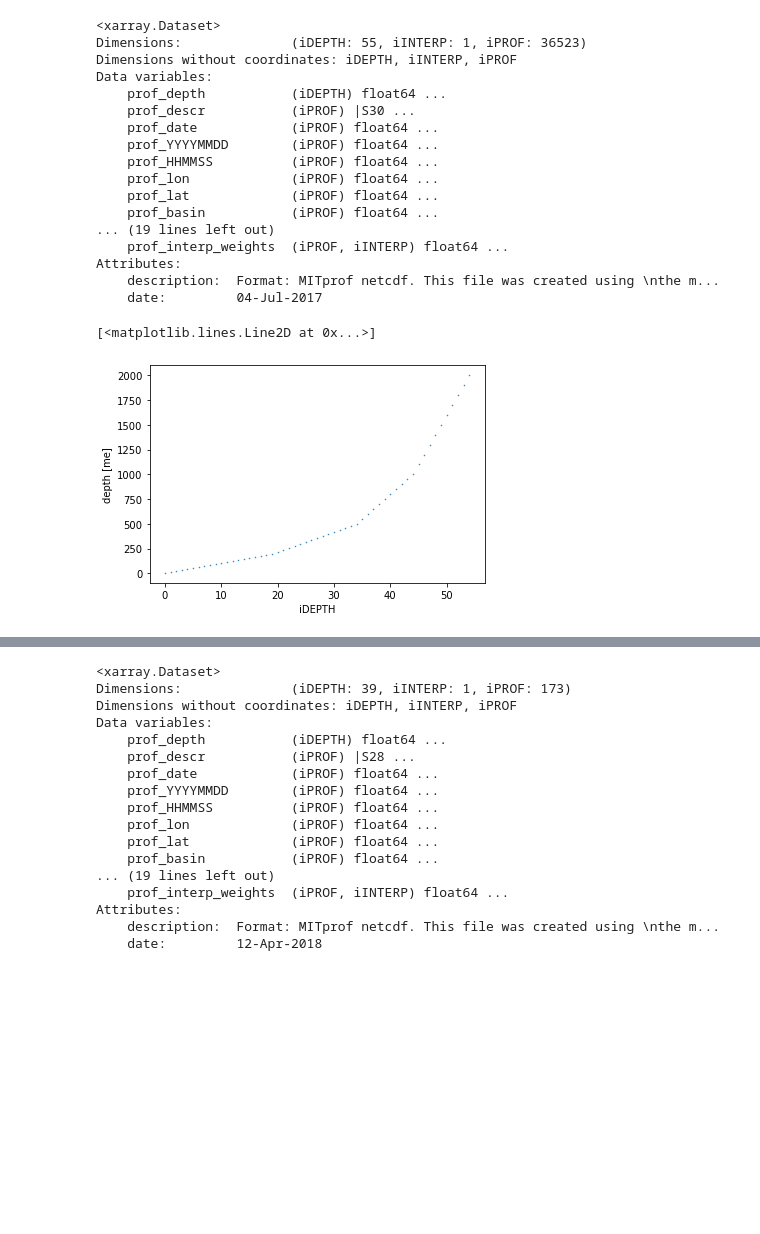
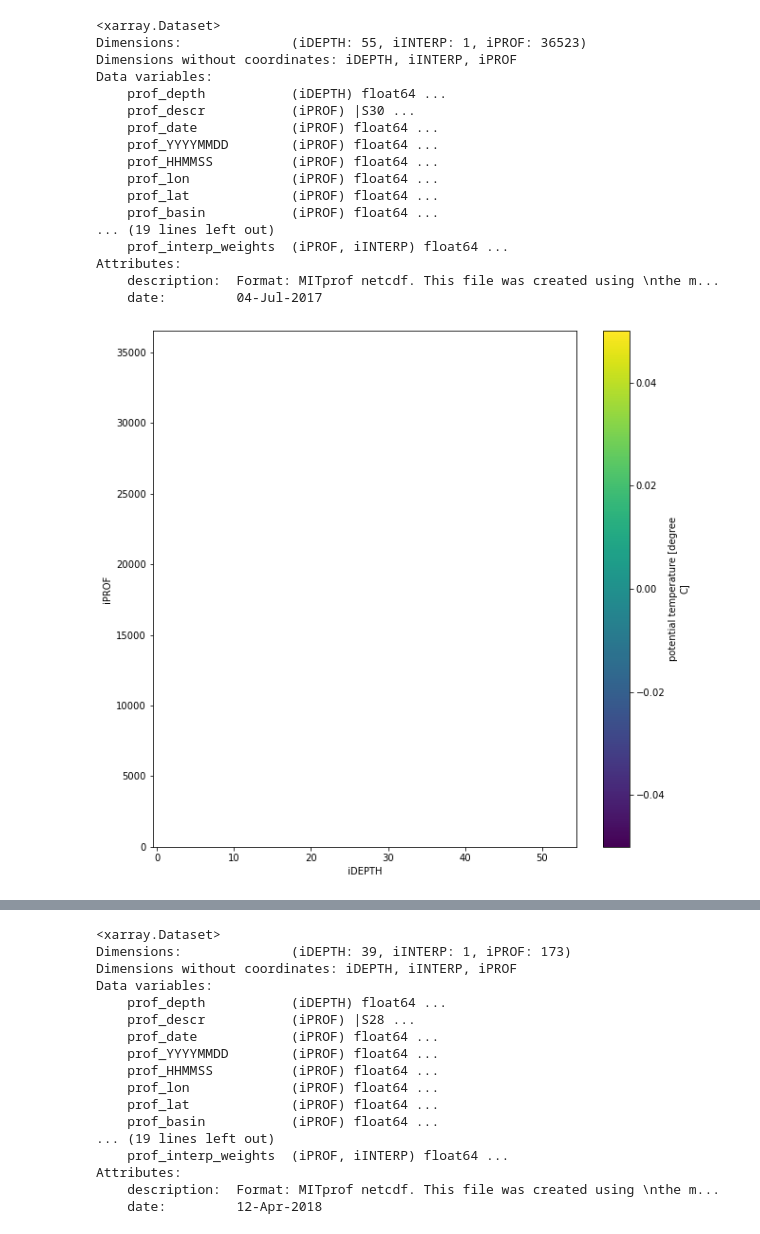
Before and after one commit to IvanaEscobar/sandbox, a Jupyter notebook: sandbox/ooi-pioneer/notebooks/MITgcm_profilespkg_TUTORIAL.ipynb, the cells around one changed output, grey strips where cells are left out. Saved outputs shown, nothing was run; the diff lists cells and outputs as text; code cells hidden in the pictures; blank space fills up the shorter version.

```diff
--- a/sandbox/ooi-pioneer/notebooks/MITgcm_profilespkg_TUTORIAL.ipynb
+++ b/sandbox/ooi-pioneer/notebooks/MITgcm_profilespkg_TUTORIAL.ipynb
@@ -35,8 +35,15 @@ Data variables:
 Attributes:
     description:  Format: MITprof netcdf. This file was created using \nthe m...
     date:         04-Jul-2017
-# %%
-ds.prof_depth.plot(marker='o', linewidth=0., markersize=0.5)
-# %% [output]
-[<matplotlib.lines.Line2D at 0x...>]
-[figure, removed]
+# %%
+(unique, counts) = np.unique(ds.prof_date, return_counts=True)
+
+unique[np.where(counts == max(counts))[0]]
+
+ds2 = ds.where( ds.prof_date == 735268.43333333 )
+# %%
+plt.figure(figsize=(10,10))
+ds2.prof_T.drop
+plt.show()
+# %% [output]
+[figure, added]
```
Also changed, not shown: parts of 1 cell of this notebook, 1 other file.
